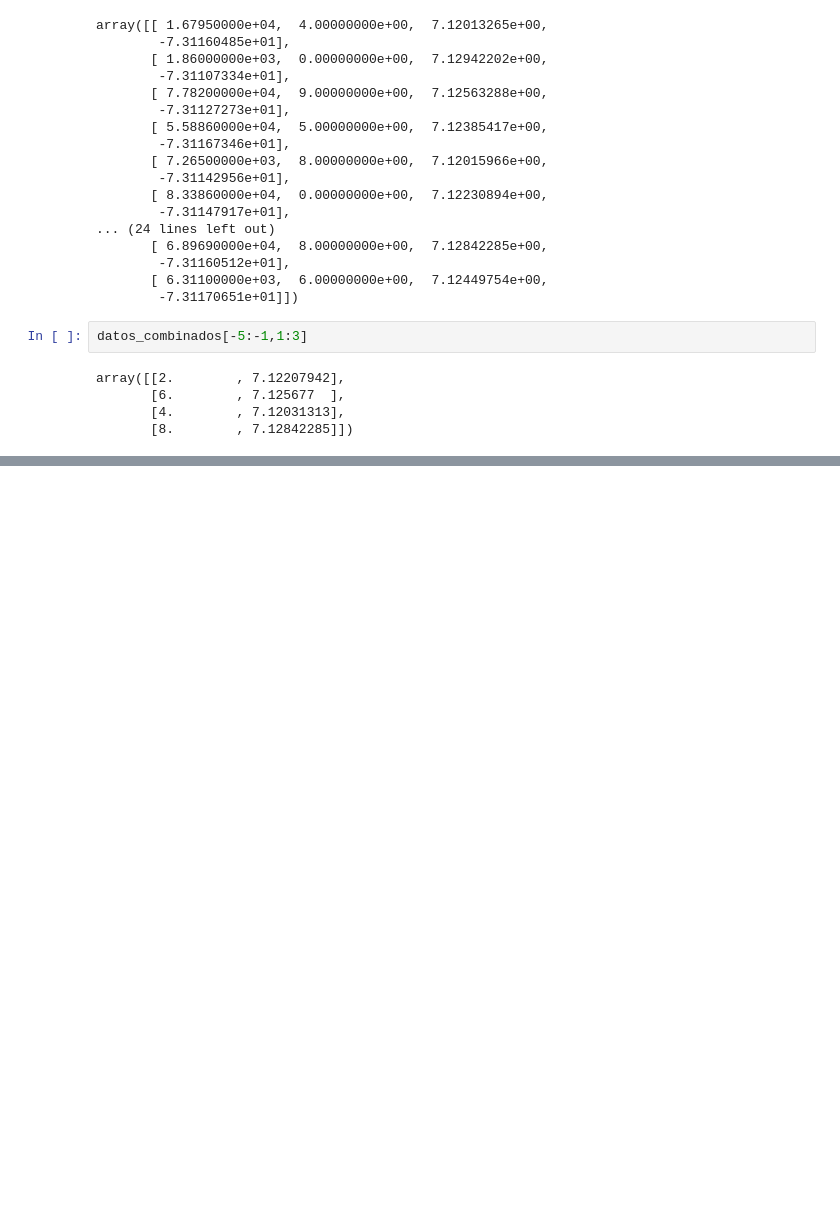
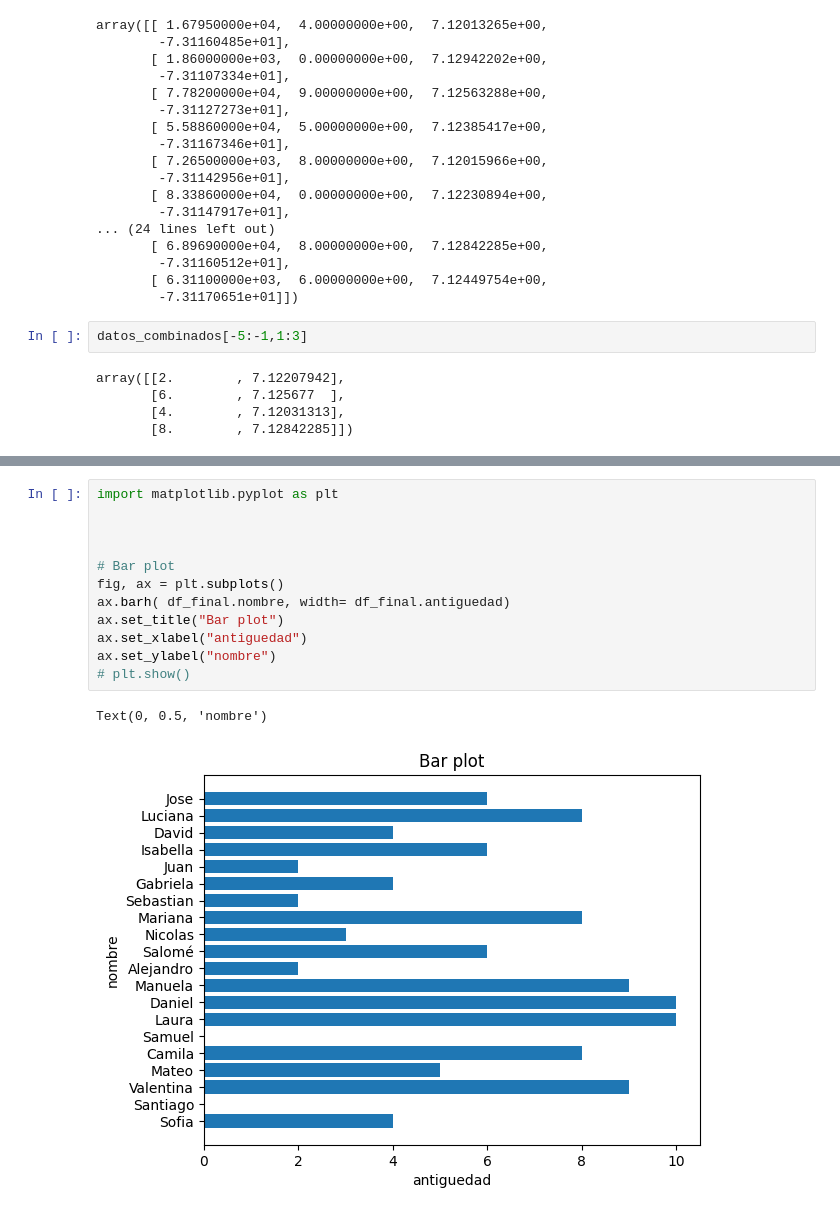
Before and after one commit to Jcontrerasx417/Curso-Inteligencia-Artificial, a Jupyter notebook: EDA_Apuntes_de_clase.ipynb, the cells around one changed output, grey strips where cells are left out. Cells and saved outputs as stored; diff of their text form; blank space fills up the shorter version.

```diff
--- a/EDA_Apuntes_de_clase.ipynb
+++ b/EDA_Apuntes_de_clase.ipynb
@@ -166,0 +305,15 @@ array([[2.        , 7.12207942],
+# %%
+import matplotlib.pyplot as plt
+
+
+
+# Bar plot
+fig, ax = plt.subplots()
+ax.barh( df_final.nombre, width= df_final.antiguedad)
+ax.set_title("Bar plot")
+ax.set_xlabel("antiguedad")
+ax.set_ylabel("nombre")
+# plt.show()
+# %% [output]
+Text(0, 0.5, 'nombre')
+[figure, added]
```
Also changed, not shown: parts of 20 cells of this notebook.
